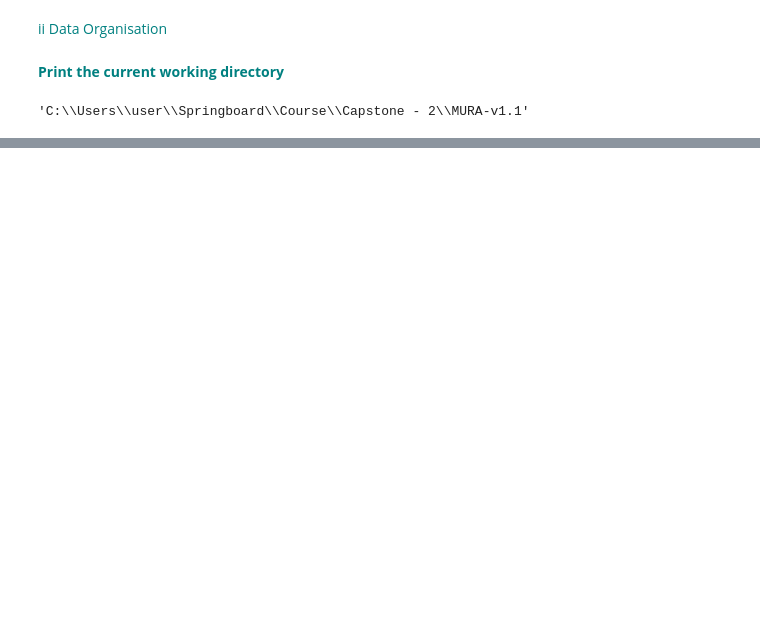
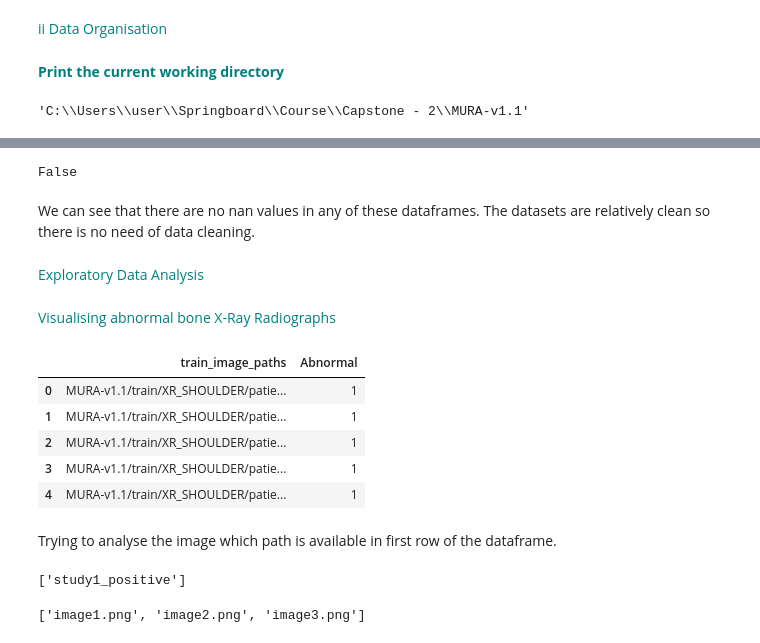
Before and after one commit to umamohantm/springboard, a Jupyter notebook: Capstone 2/Capstone _3_Data_Wrangling_and_EDA.ipynb, the cells around one changed output, grey strips where cells are left out. Cells and saved outputs as stored; diff of their text form; code cells hidden in the pictures; blank space fills up the shorter version.

```diff
--- a/Capstone 2/Capstone _3_Data_Wrangling_and_EDA.ipynb
+++ b/Capstone 2/Capstone _3_Data_Wrangling_and_EDA.ipynb
@@ -89,0 +191,33 @@ os.listdir()
+# %%
+valid_labels.isnull().values.any()
+# %% [output]
+False
+# %% [markdown]
+We can see that there are no nan values in any of these dataframes. The datasets are relatively clean so there is no need of data cleaning.
+# %% [markdown]
+<font color = 'teal'>Exploratory Data Analysis<font />
+# %% [markdown]
+<font color ='teal'>Visualising abnormal bone X-Ray Radiographs <font />
+# %%
+Abnormal = train_labels[train_labels['Abnormal']==1]
+# %%
+Abnormal.head()
+# %% [output]
+|  | train_image_paths | Abnormal |
+| 0 | MURA-v1.1/train/XR_SHOULDER/patie... | 1 |
+| 1 | MURA-v1.1/train/XR_SHOULDER/patie... | 1 |
+| 2 | MURA-v1.1/train/XR_SHOULDER/patie... | 1 |
+| 3 | MURA-v1.1/train/XR_SHOULDER/patie... | 1 |
+| 4 | MURA-v1.1/train/XR_SHOULDER/patie... | 1 |
+# %% [markdown]
+Trying to analyse the image which path is available in first row of the dataframe.
+# %%
+path = "train/XR_SHOULDER/patient00001"
+os.listdir(path)
+# %% [output]
+['study1_positive']
+# %%
+path = "train/XR_SHOULDER/patient00001/study1_positive"
+os.listdir(path)
+# %% [output]
+['image1.png', 'image2.png', 'image3.png']
```
Also changed, not shown: parts of 35 cells of this notebook.
